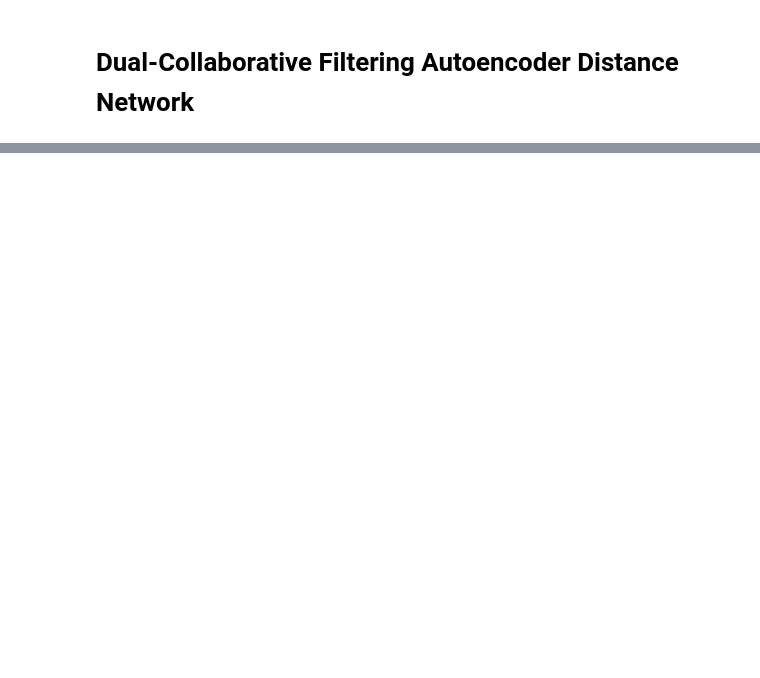
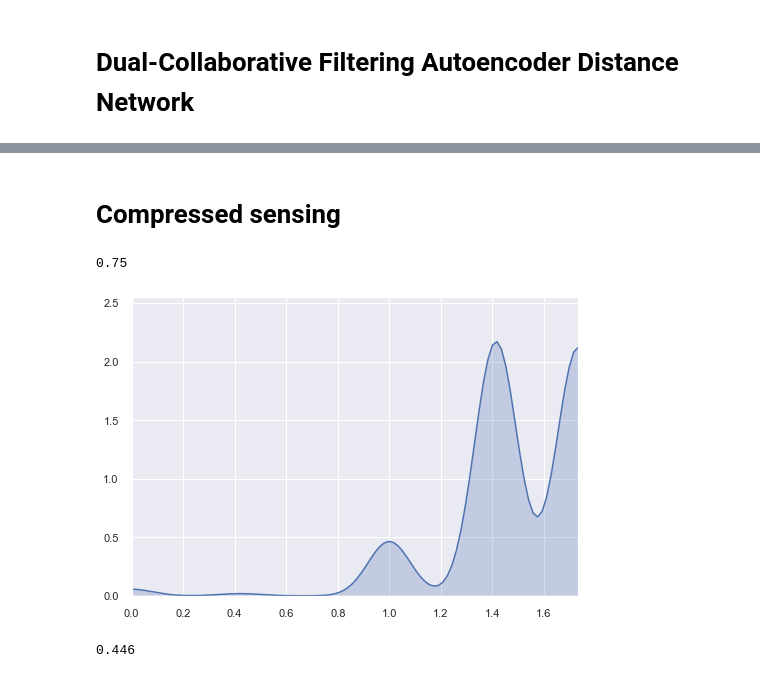
Before and after one commit to BobZiyangDing/TencentRecommendation, a Jupyter notebook: Dual_Colab_AE.ipynb, the cells around one changed output, grey strips where cells are left out. Cells and saved outputs as stored; diff of their text form; code cells hidden in the pictures; blank space fills up the shorter version.

```diff
--- a/Dual_Colab_AE.ipynb
+++ b/Dual_Colab_AE.ipynb
@@ -209,0 +551,2 @@ ImportError: cannot import name 'logsumexp'
+# %% [markdown]
+# Compressed sensing
@@ -209,0 +666,30 @@ ImportError: cannot import name 'logsumexp'
+# %%
+fuck_true = np.array([0, 0, 1, 1])
+fuck_scores = np.array([False, False, False, True])
+roc_auc_score(fuck_true, fuck_scores)
+# %% [output]
+0.75
+# %%
+import numpy as np
+import pandas as pd
+from sklearn.datasets import load_iris
+import seaborn as sns
+
+iris = load_iris()
+iris = pd.DataFrame(data=np.c_[iris['data'], iris['target']],
+                    columns=iris['feature_names'] + ['target'])
+
+# Sort the dataframe by target
+target_0 = iris.loc[iris['target'] == 0]
+target_1 = iris.loc[iris['target'] == 1]
+target_2 = iris.loc[iris['target'] == 2]
+
+sns.distplot(pos, hist=False, kde_kws={"shade": True})
+sns.distplot(neg, hist=False, kde_kws={"shade": True})
+plt.show()
+# %% [output]
+[figure, added]
+# %%
+np.mean(Ytrain)
+# %% [output]
+0.446
```
Also changed, not shown: parts of 11 cells of this notebook, 1 other file.
